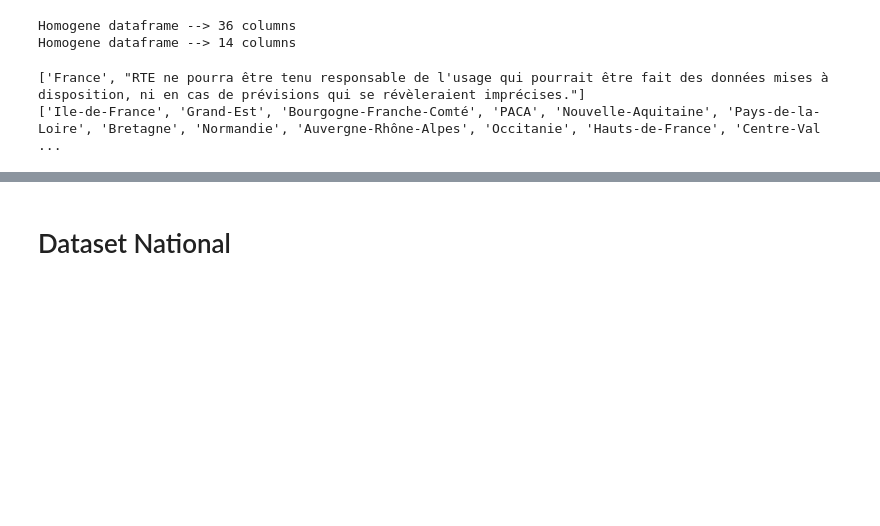
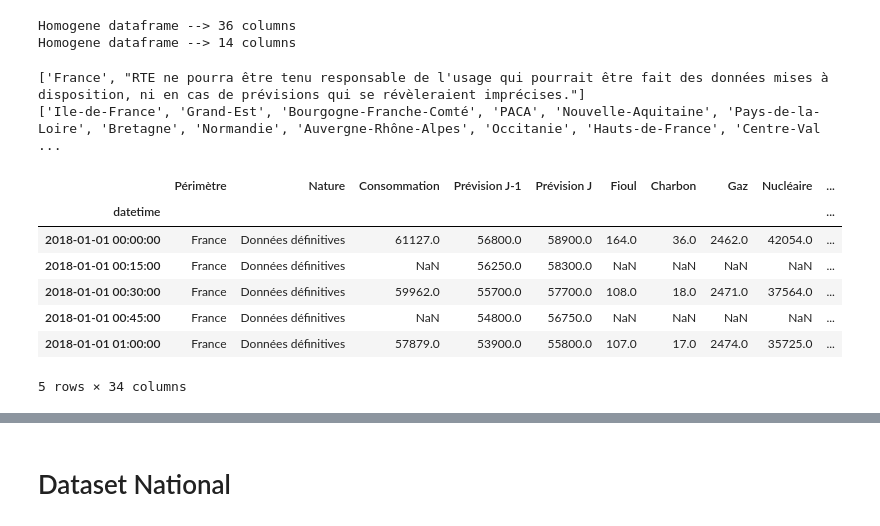
Before and after one commit to ManuLabricole/CDN-Statistique, a Jupyter notebook: Notebooks/Energy_Study.ipynb, the cells around one changed output, grey strips where cells are left out. Cells and saved outputs as stored; diff of their text form; code cells hidden in the pictures; blank space fills up the shorter version.

```diff
--- a/Notebooks/Energy_Study.ipynb
+++ b/Notebooks/Energy_Study.ipynb
@@ -224,3 +224,14 @@ df_regional = filter_RTE_rows(df_regional)
 # %% [output]
 ['France', "RTE ne pourra être tenu responsable de l'usage qui pourrait être fait des données mises à disposition, ni en cas de prévisions qui se révèleraient imprécises."]
 ['Ile-de-France', 'Grand-Est', 'Bourgogne-Franche-Comté', 'PACA', 'Nouvelle-Aquitaine', 'Pays-de-la-Loire', 'Bretagne', 'Normandie', 'Auvergne-Rhône-Alpes', 'Occitanie', 'Hauts-de-France', 'Centre-Val ...
+# %%
+df_national.head(5)
+# %% [output]
+|  | Périmètre | Nature | Consommation | Prévision J-1 | Prévision J | Fioul | Charbon | Gaz | Nucléaire | ... |
+| datetime |  |  |  |  |  |  |  |  |  | ... |
+| 2018-01-01 00:00:00 | France | Données définitives | 61127.0 | 56800.0 | 58900.0 | 164.0 | 36.0 | 2462.0 | 42054.0 | ... |
+| 2018-01-01 00:15:00 | France | Données définitives | NaN | 56250.0 | 58300.0 | NaN | NaN | NaN | NaN | ... |
+| 2018-01-01 00:30:00 | France | Données définitives | 59962.0 | 55700.0 | 57700.0 | 108.0 | 18.0 | 2471.0 | 37564.0 | ... |
+| 2018-01-01 00:45:00 | France | Données définitives | NaN | 54800.0 | 56750.0 | NaN | NaN | NaN | NaN | ... |
+| 2018-01-01 01:00:00 | France | Données définitives | 57879.0 | 53900.0 | 55800.0 | 107.0 | 17.0 | 2474.0 | 35725.0 | ... |
+5 rows × 34 columns
```
Also changed, not shown: parts of 5 cells of this notebook.
